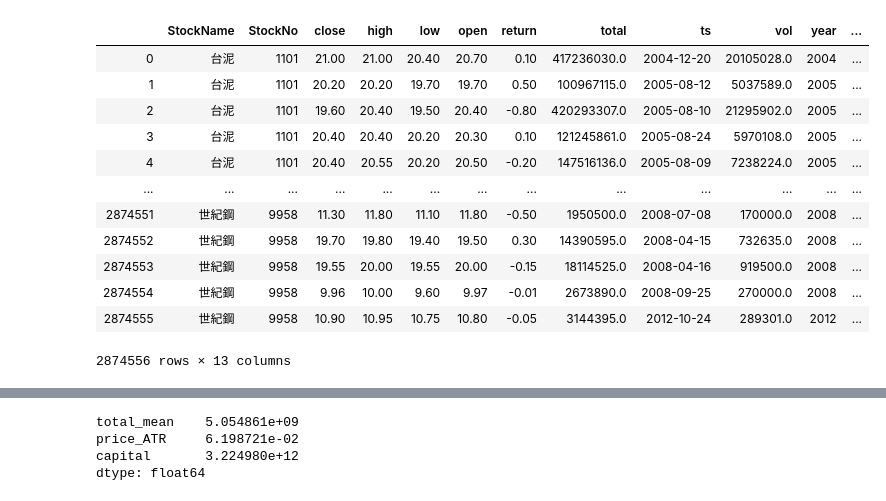
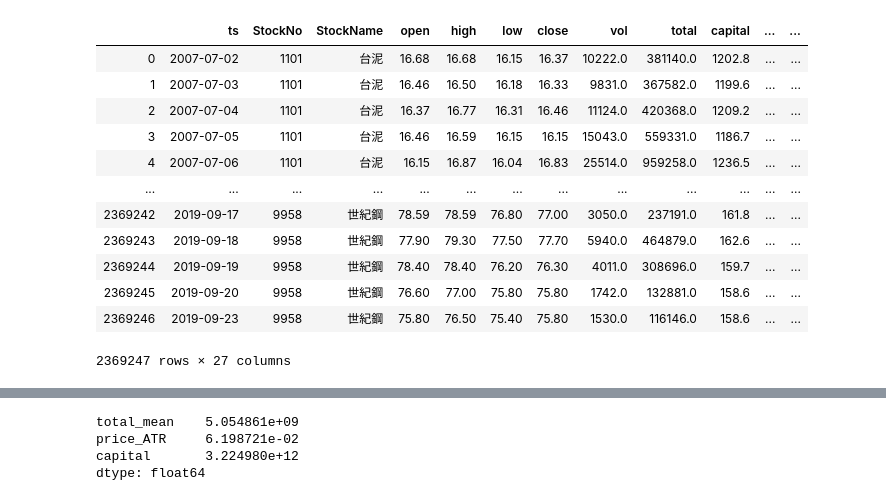
Before and after one commit to datateams0982/Inventory_Check, a Jupyter notebook: Cluster/Cluster_Feature.ipynb, the cells around one changed output, grey strips where cells are left out. Saved outputs shown, nothing was run; the diff lists cells and outputs as text; code cells hidden in the pictures.

```diff
--- a/Cluster/Cluster_Feature.ipynb
+++ b/Cluster/Cluster_Feature.ipynb
@@ -13,22 +13,22 @@ from functools import partial
 import Cluster_feature_function as func
 import pickle
 # %%
-data = pd.read_csv('D:\\庫存健診開發\\data\\Stock\\TWSE_Stock_fundamental.csv', converters={'ts': str, 'StockNo': str, 'StockName': str})
+data = pd.read_csv('D:\\庫存健診開發\\data\\processed\\TWSE_stock_processed.csv', converters={'ts': str, 'StockNo': str, 'StockName': str})
 data['ts'] = pd.to_datetime(data['ts'])
 data
 # %% [output]
-|  | StockName | StockNo | close | high | low | open | return | total | ts | vol | year | ... |
-| 0 | 台泥 | 1101 | 21.00 | 21.00 | 20.40 | 20.70 | 0.10 | 417236030.0 | 2004-12-20 | 20105028.0 | 2004 | ... |
-| 1 | 台泥 | 1101 | 20.20 | 20.20 | 19.70 | 19.70 | 0.50 | 100967115.0 | 2005-08-12 | 5037589.0 | 2005 | ... |
-| 2 | 台泥 | 1101 | 19.60 | 20.40 | 19.50 | 20.40 | -0.80 | 420293307.0 | 2005-08-10 | 21295902.0 | 2005 | ... |
-| 3 | 台泥 | 1101 | 20.40 | 20.40 | 20.20 | 20.30 | 0.10 | 121245861.0 | 2005-08-24 | 5970108.0 | 2005 | ... |
-| 4 | 台泥 | 1101 | 20.40 | 20.55 | 20.20 | 20.50 | -0.20 | 147516136.0 | 2005-08-09 | 7238224.0 | 2005 | ... |
+|  | ts | StockNo | StockName | open | high | low | close | vol | total | capital | ... | ... |
+| 0 | 2007-07-02 | 1101 | 台泥 | 16.68 | 16.68 | 16.15 | 16.37 | 10222.0 | 381140.0 | 1202.8 | ... | ... |
+| 1 | 2007-07-03 | 1101 | 台泥 | 16.46 | 16.50 | 16.18 | 16.33 | 9831.0 | 367582.0 | 1199.6 | ... | ... |
+| 2 | 2007-07-04 | 1101 | 台泥 | 16.37 | 16.77 | 16.31 | 16.46 | 11124.0 | 420368.0 | 1209.2 | ... | ... |
+| 3 | 2007-07-05 | 1101 | 台泥 | 16.46 | 16.59 | 16.15 | 16.15 | 15043.0 | 559331.0 | 1186.7 | ... | ... |
+| 4 | 2007-07-06 | 1101 | 台泥 | 16.15 | 16.87 | 16.04 | 16.83 | 25514.0 | 959258.0 | 1236.5 | ... | ... |
 | ... | ... | ... | ... | ... | ... | ... | ... | ... | ... | ... | ... | ... |
-| 2874551 | 世紀鋼 | 9958 | 11.30 | 11.80 | 11.10 | 11.80 | -0.50 | 1950500.0 | 2008-07-08 | 170000.0 | 2008 | ... |
-| 2874552 | 世紀鋼 | 9958 | 19.70 | 19.80 | 19.40 | 19.50 | 0.30 | 14390595.0 | 2008-04-15 | 732635.0 | 2008 | ... |
-| 2874553 | 世紀鋼 | 9958 | 19.55 | 20.00 | 19.55 | 20.00 | -0.15 | 18114525.0 | 2008-04-16 | 919500.0 | 2008 | ... |
-| 2874554 | 世紀鋼 | 9958 | 9.96 | 10.00 | 9.60 | 9.97 | -0.01 | 2673890.0 | 2008-09-25 | 270000.0 | 2008 | ... |
-| 2874555 | 世紀鋼 | 9958 | 10.90 | 10.95 | 10.75 | 10.80 | -0.05 | 3144395.0 | 2012-10-24 | 289301.0 | 2012 | ... |
+| 2369242 | 2019-09-17 | 9958 | 世紀鋼 | 78.59 | 78.59 | 76.80 | 77.00 | 3050.0 | 237191.0 | 161.8 | ... | ... |
+| 2369243 | 2019-09-18 | 9958 | 世紀鋼 | 77.90 | 79.30 | 77.50 | 77.70 | 5940.0 | 464879.0 | 162.6 | ... | ... |
+| 2369244 | 2019-09-19 | 9958 | 世紀鋼 | 78.40 | 78.40 | 76.20 | 76.30 | 4011.0 | 308696.0 | 159.7 | ... | ... |
+| 2369245 | 2019-09-20 | 9958 | 世紀鋼 | 76.60 | 77.00 | 75.80 | 75.80 | 1742.0 | 132881.0 | 158.6 | ... | ... |
+| 2369246 | 2019-09-23 | 9958 | 世紀鋼 | 75.80 | 76.50 | 75.40 | 75.80 | 1530.0 | 116146.0 | 158.6 | ... | ... |
-2874556 rows × 13 columns
+2369247 rows × 27 columns
 # %%
 data_train = data[data['ts'].dt.date < date(2017,9,1)]
```
Also changed, not shown: parts of 2 cells of this notebook, 11 other files.
